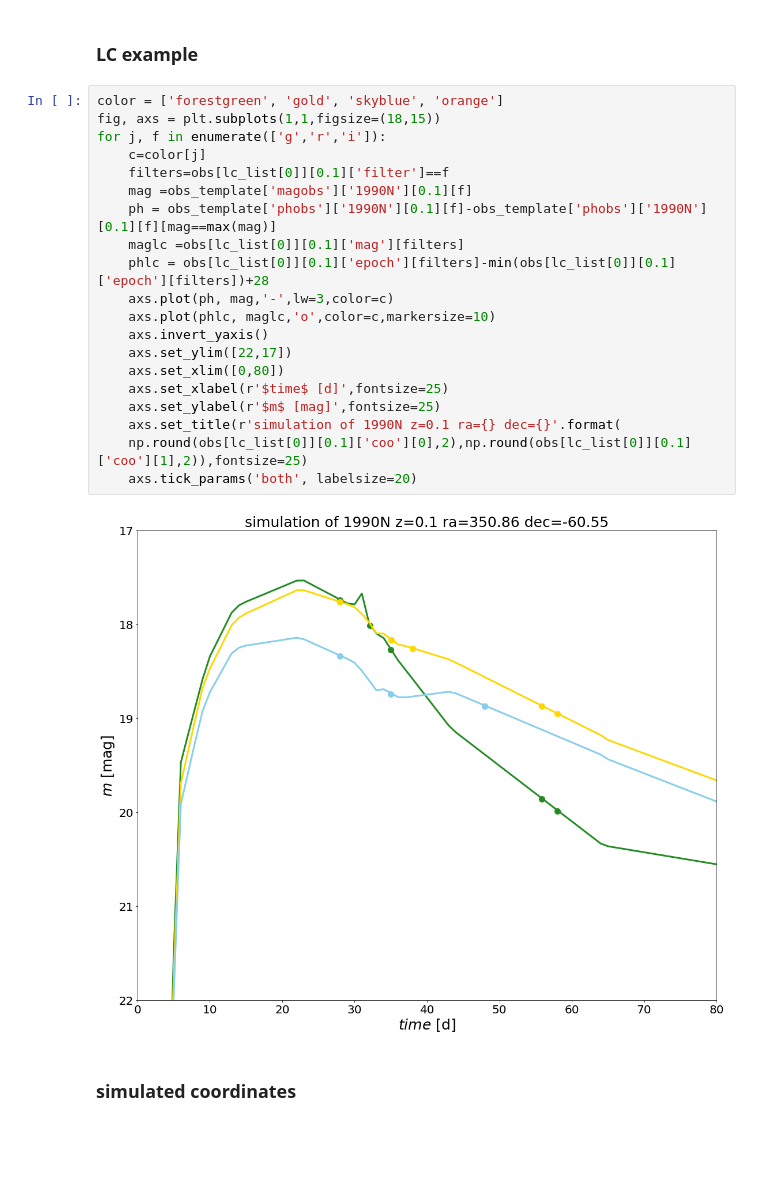
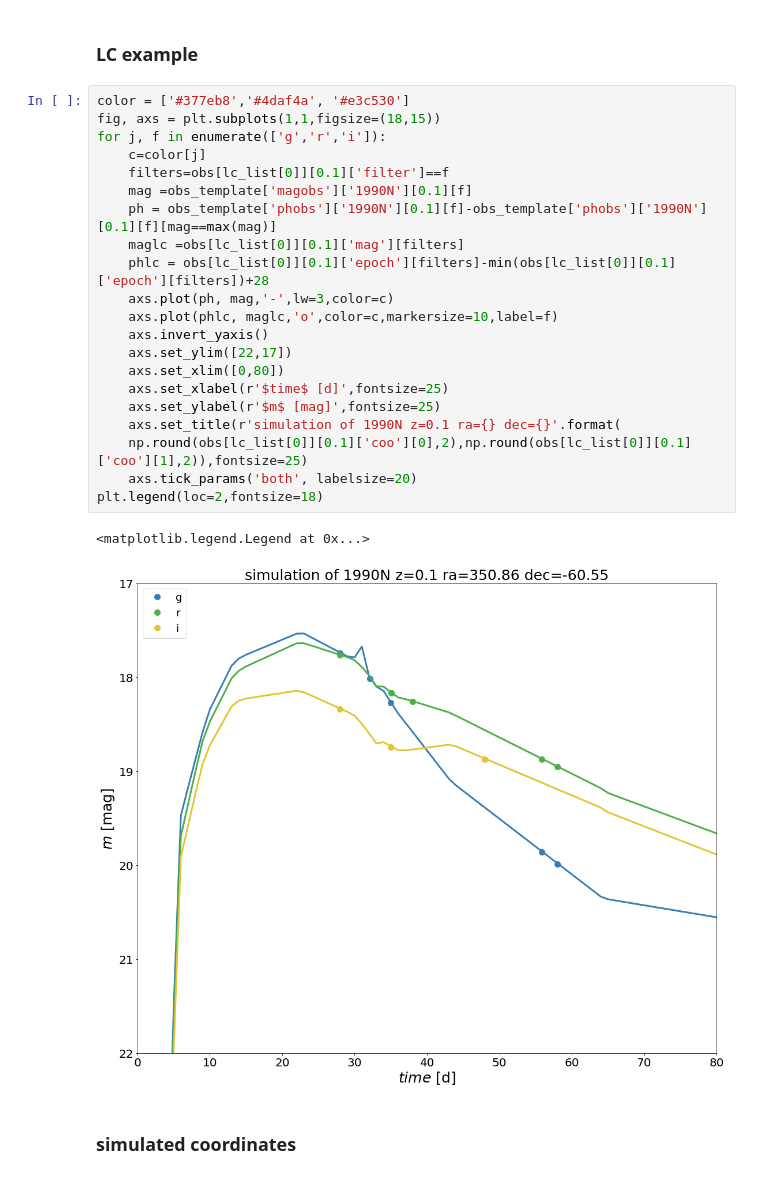
Before and after one commit to FabioRagosta/LSSTmetrics, a Jupyter notebook: SNRateMetric.ipynb, the cells around one changed output. Drawn from its saved outputs; the diff is of its cells as text; blank space fills up the shorter version.

```diff
--- a/SNRateMetric.ipynb
+++ b/SNRateMetric.ipynb
@@ -737,27 +737,29 @@ obs[lc_list[0]][0.1]
 # %% [markdown]
 ### LC example
 # %%
-color = ['forestgreen', 'gold', 'skyblue', 'orange']
+color = ['#377eb8','#4daf4a', '#e3c530']
 fig, axs = plt.subplots(1,1,figsize=(18,15))
 for j, f in enumerate(['g','r','i']):
     c=color[j]
     filters=obs[lc_list[0]][0.1]['filter']==f
     mag =obs_template['magobs']['1990N'][0.1][f]
     ph = obs_template['phobs']['1990N'][0.1][f]-obs_template['phobs']['1990N'][0.1][f][mag==max(mag)]
     maglc =obs[lc_list[0]][0.1]['mag'][filters]
     phlc = obs[lc_list[0]][0.1]['epoch'][filters]-min(obs[lc_list[0]][0.1]['epoch'][filters])+28
     axs.plot(ph, mag,'-',lw=3,color=c)
-    axs.plot(phlc, maglc,'o',color=c,markersize=10)
+    axs.plot(phlc, maglc,'o',color=c,markersize=10,label=f)
     axs.invert_yaxis()
     axs.set_ylim([22,17])
     axs.set_xlim([0,80])
     axs.set_xlabel(r'$time$ [d]',fontsize=25)
     axs.set_ylabel(r'$m$ [mag]',fontsize=25)
     axs.set_title(r'simulation of 1990N z=0.1 ra={} dec={}'.format(
     np.round(obs[lc_list[0]][0.1]['coo'][0],2),np.round(obs[lc_list[0]][0.1]['coo'][1],2)),fontsize=25)
     axs.tick_params('both', labelsize=20)
+plt.legend(loc=2,fontsize=18)
 # %% [output]
+<matplotlib.legend.Legend at 0x...>
-[figure, old version]
+[figure, new version]
 # %% [markdown]
 ### simulated coordinates
 # %%
```
Also changed, not shown: parts of 1 cell of this notebook.
